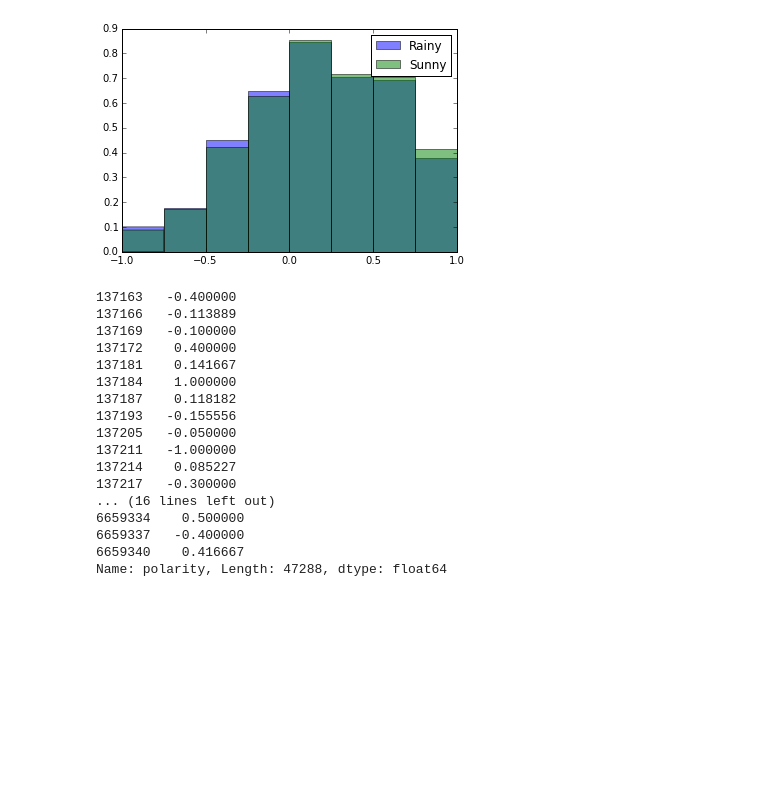
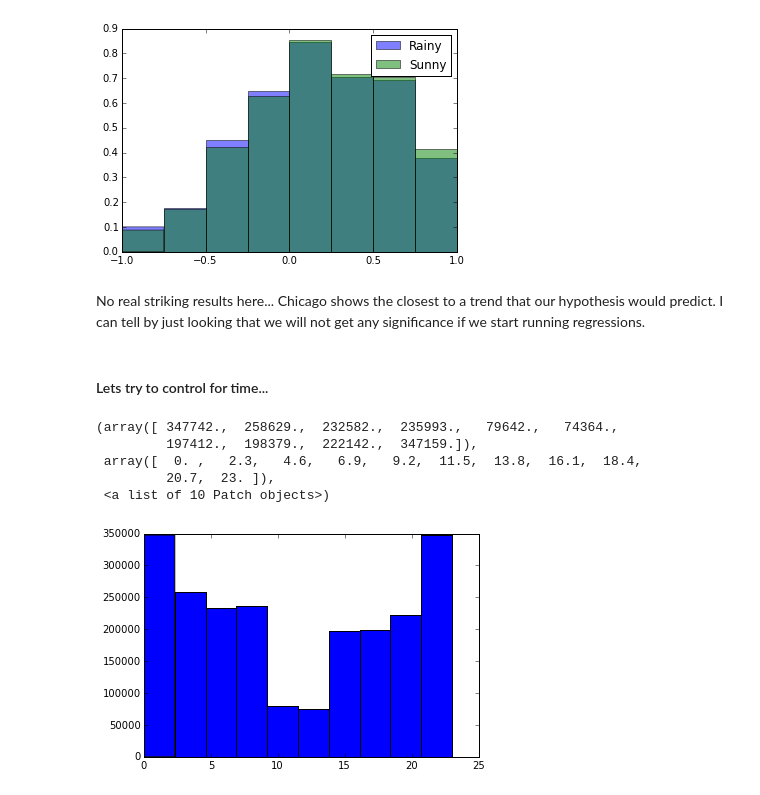
Before and after one commit to a-campbell/Twitter_Weather_Project, a Jupyter notebook: Andrew Analysis.ipynb, the cells around one changed output. Cells and saved outputs as stored; diff of their text form; code cells hidden in the pictures; blank space fills up the shorter version.

```diff
--- a/Andrew Analysis.ipynb
+++ b/Andrew Analysis.ipynb
@@ -121,23 +112,23 @@ bos
 [figure]
 chi
 [figure]
-# %%
-x
-# %% [output]
-137163   -0.400000
-137166   -0.113889
-137169   -0.100000
-137172    0.400000
-137181    0.141667
-137184    1.000000
-137187    0.118182
-137193   -0.155556
-137205   -0.050000
-137211   -1.000000
-137214    0.085227
-137217   -0.300000
-... (16 lines left out)
-6659334    0.500000
-6659337   -0.400000
-6659340    0.416667
-Name: polarity, Length: 47288, dtype: float64
+# %% [markdown]
+No real striking results here... Chicago shows the closest to a trend that our hypothesis would predict. I can tell by just looking that we will not get any significance if we start running regressions.
+# %% [markdown]
+#### Lets try to control for time...
+# %%
+import datetime as dt
+import time
+#Convert Times to Pandas Date Timez
+tw.DateUTC = pd.to_datetime(tw.DateUTC)
+times = pd.DatetimeIndex(tw.DateUTC)
+tw.DateUTC = pd.DatetimeIndex(tw.DateUTC)
+# %%
+plt.hist(times.hour)
+# %% [output]
+(array([ 347742.,  258629.,  232582.,  235993.,   79642.,   74364.,
+         197412.,  198379.,  222142.,  347159.]),
+ array([  0. ,   2.3,   4.6,   6.9,   9.2,  11.5,  13.8,  16.1,  18.4,
+         20.7,  23. ]),
+ <a list of 10 Patch objects>)
+[figure, added]
```
Also changed, not shown: parts of 23 cells of this notebook.
